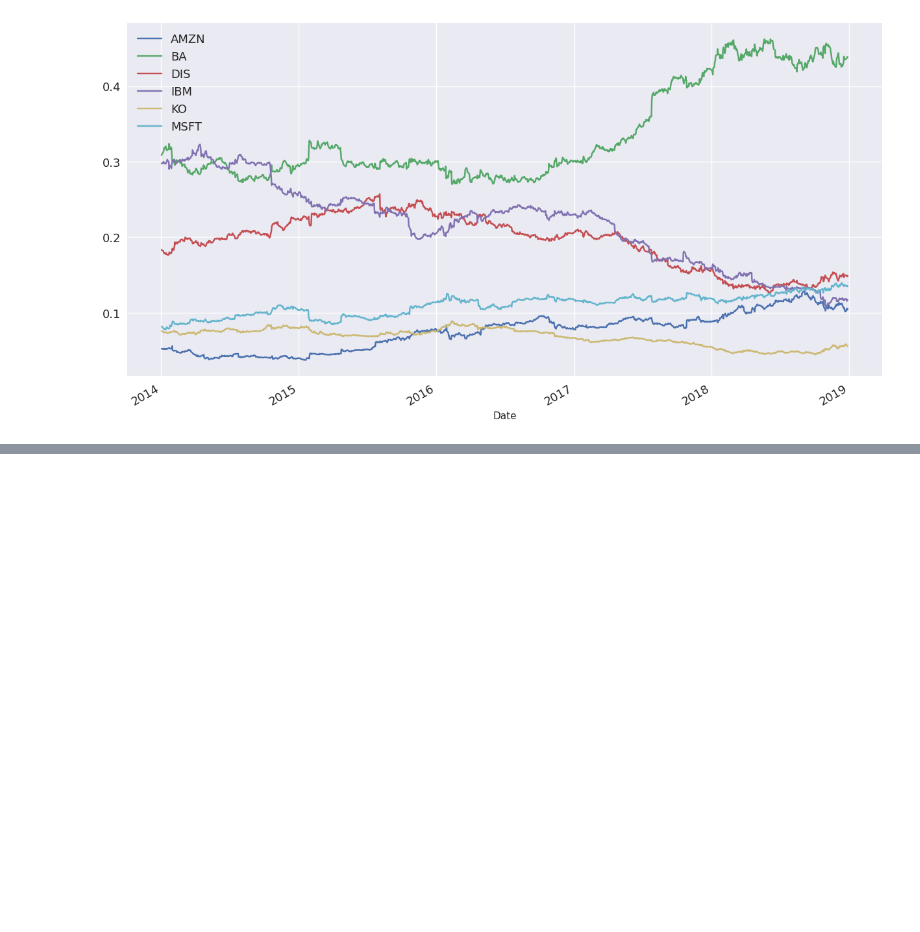
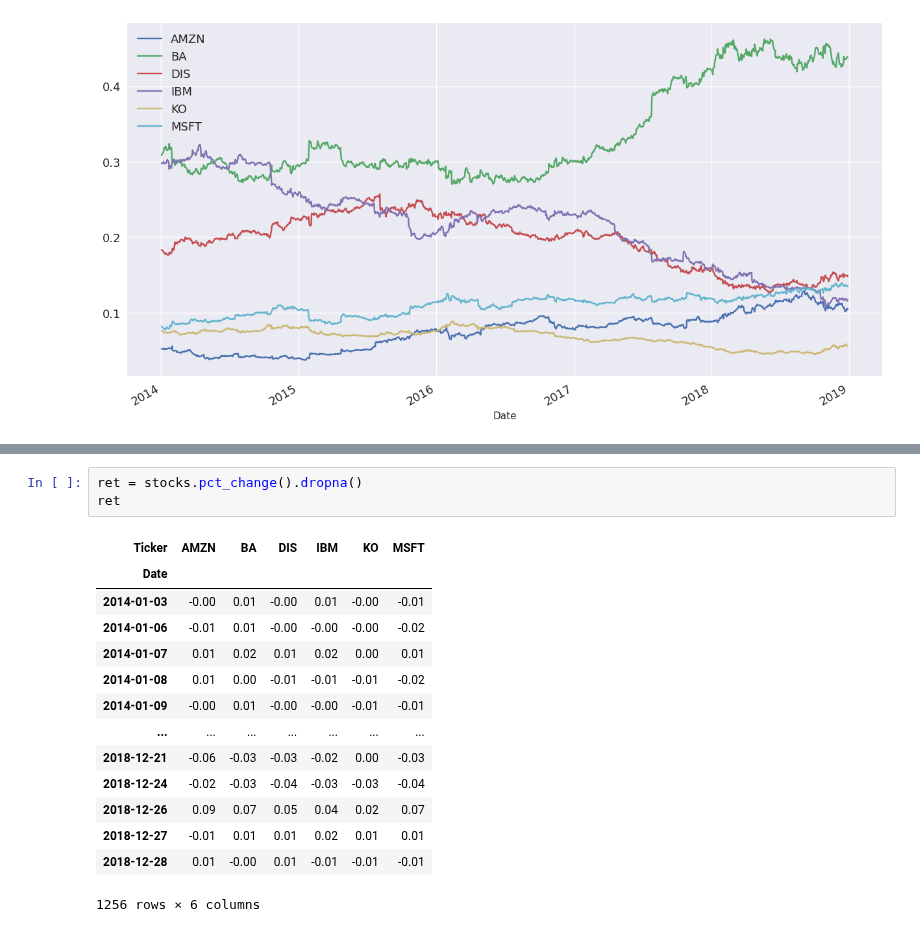
Before and after one commit to JamieW365/finance_projects, a Jupyter notebook: notebooks/stock_indexing.ipynb, the cells around one changed output, grey strips where cells are left out. Drawn from its saved outputs; the diff is of its cells as text; blank space fills up the shorter version.

```diff
--- a/notebooks/stock_indexing.ipynb
+++ b/notebooks/stock_indexing.ipynb
@@ -183,0 +206,18 @@ plt.show()
+# %%
+ret = stocks.pct_change().dropna()
+ret
+# %% [output]
+| Ticker | AMZN | BA | DIS | IBM | KO | MSFT |
+| Date |  |  |  |  |  |  |
+| 2014-01-03 | -0.00 | 0.01 | -0.00 | 0.01 | -0.00 | -0.01 |
+| 2014-01-06 | -0.01 | 0.01 | -0.00 | -0.00 | -0.00 | -0.02 |
+| 2014-01-07 | 0.01 | 0.02 | 0.01 | 0.02 | 0.00 | 0.01 |
+| 2014-01-08 | 0.01 | 0.00 | -0.01 | -0.01 | -0.01 | -0.02 |
+| 2014-01-09 | -0.00 | 0.01 | -0.00 | -0.00 | -0.01 | -0.01 |
+| ... | ... | ... | ... | ... | ... | ... |
+| 2018-12-21 | -0.06 | -0.03 | -0.03 | -0.02 | 0.00 | -0.03 |
+| 2018-12-24 | -0.02 | -0.03 | -0.04 | -0.03 | -0.03 | -0.04 |
+| 2018-12-26 | 0.09 | 0.07 | 0.05 | 0.04 | 0.02 | 0.07 |
+| 2018-12-27 | -0.01 | 0.01 | 0.01 | 0.02 | 0.01 | 0.01 |
+| 2018-12-28 | 0.01 | -0.00 | 0.01 | -0.01 | -0.01 | -0.01 |
+1256 rows × 6 columns
```
Also changed, not shown: parts of 7 cells of this notebook.
